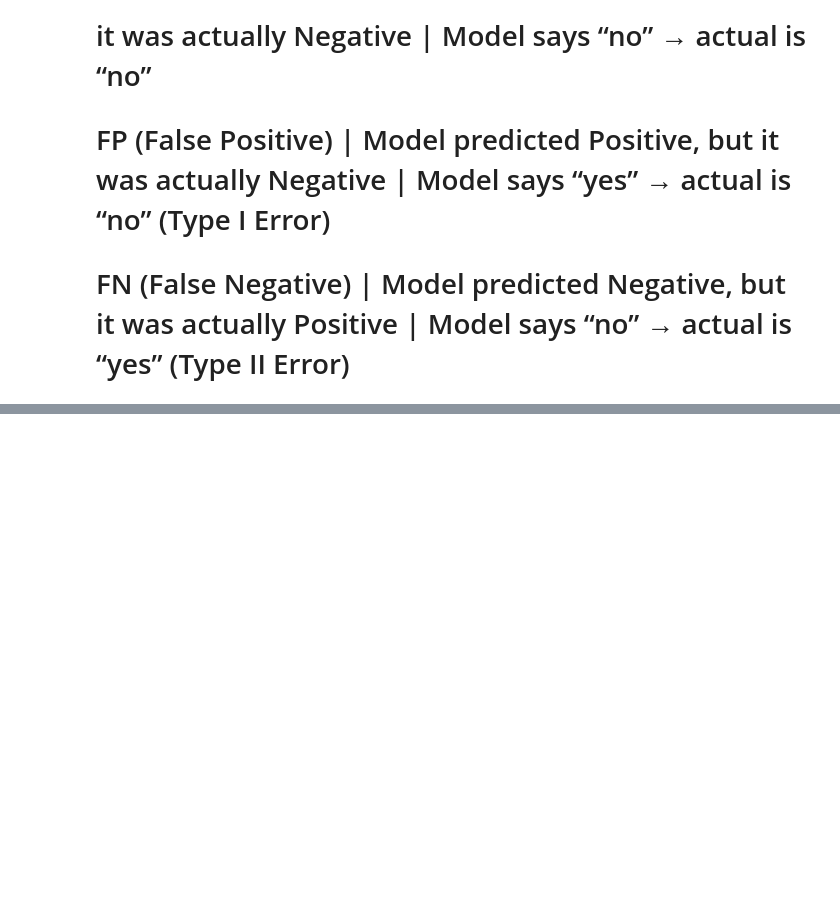
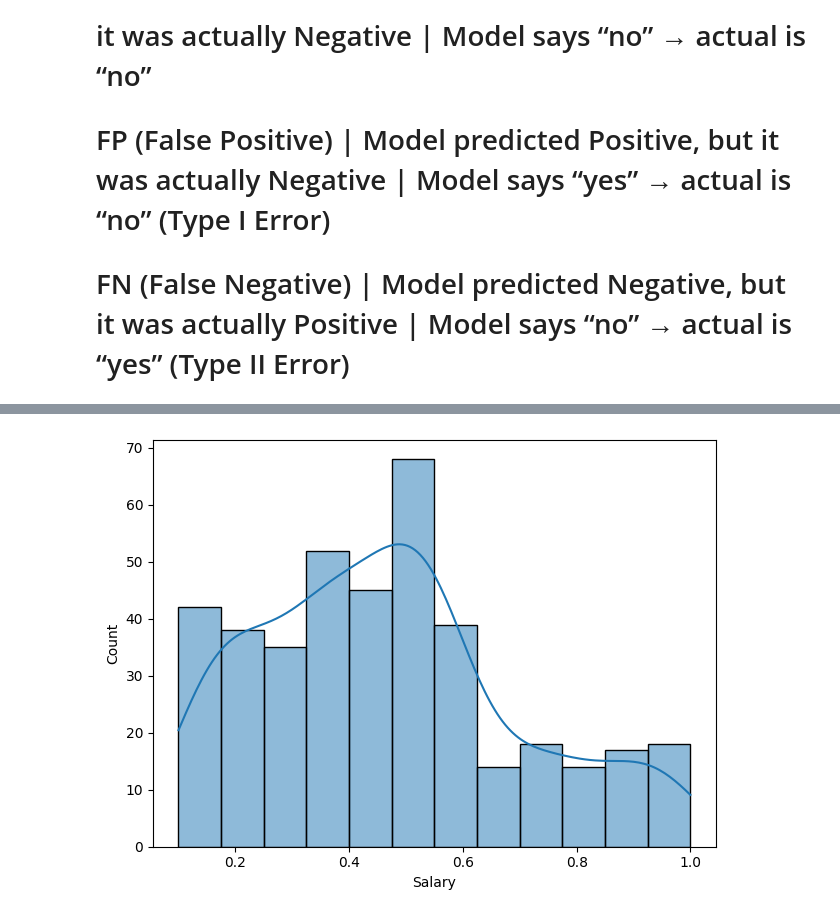
Before and after one commit to Omkrishna-git/DSBDAL, a Jupyter notebook: Assig_5/assig5.ipynb, the cells around one changed output, grey strips where cells are left out. Drawn from its saved outputs; the diff is of its cells as text; code cells hidden in the pictures; blank space fills up the shorter version.

```diff
--- a/Assig_5/assig5.ipynb
+++ b/Assig_5/assig5.ipynb
@@ -145,0 +249,7 @@ print("Accuracy : ",(tp+tn)/(tp+tn+fp+fn))
+# %%
+fig, axes = plt.subplots(1, 1)
+sns.histplot(data=df, x='Salary', ax=axes, kde=True)
+fig.tight_layout()
+plt.show()
+# %% [output]
+[figure, added]
```
Also changed, not shown: parts of 18 cells of this notebook, 3 other files.
